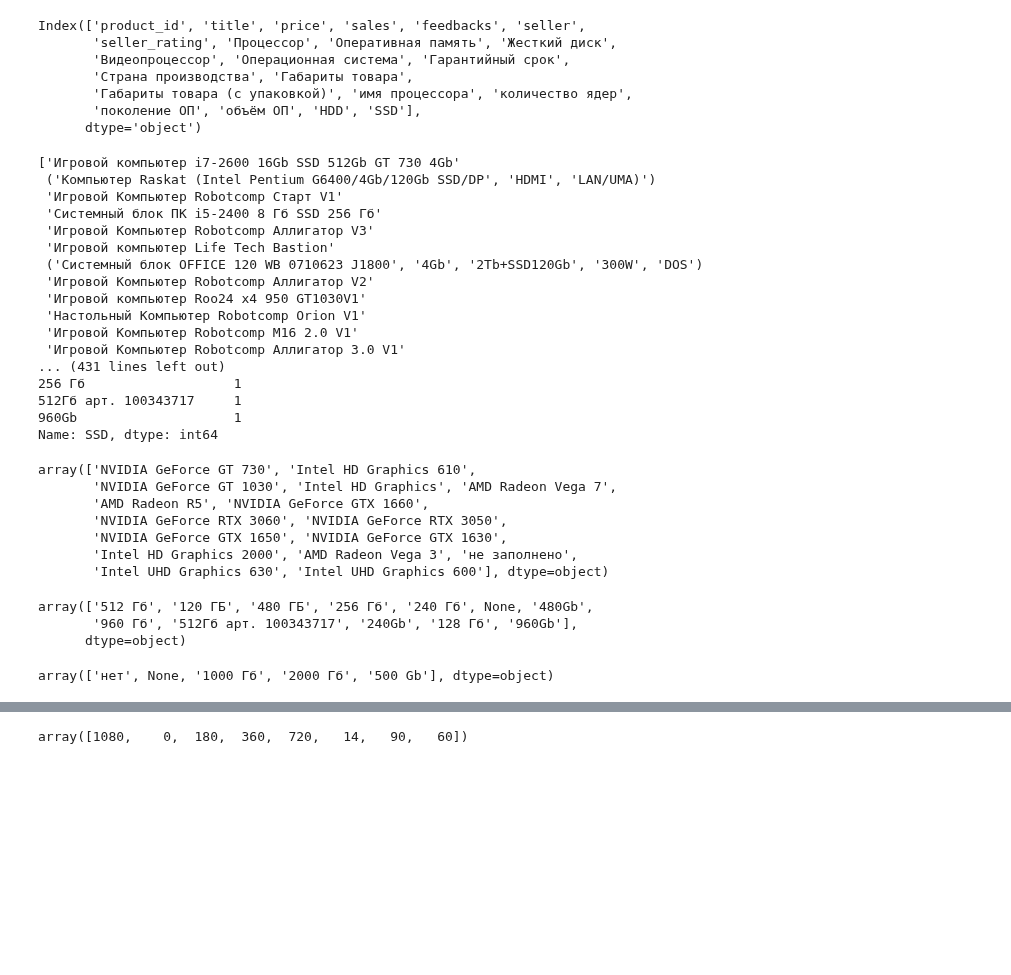
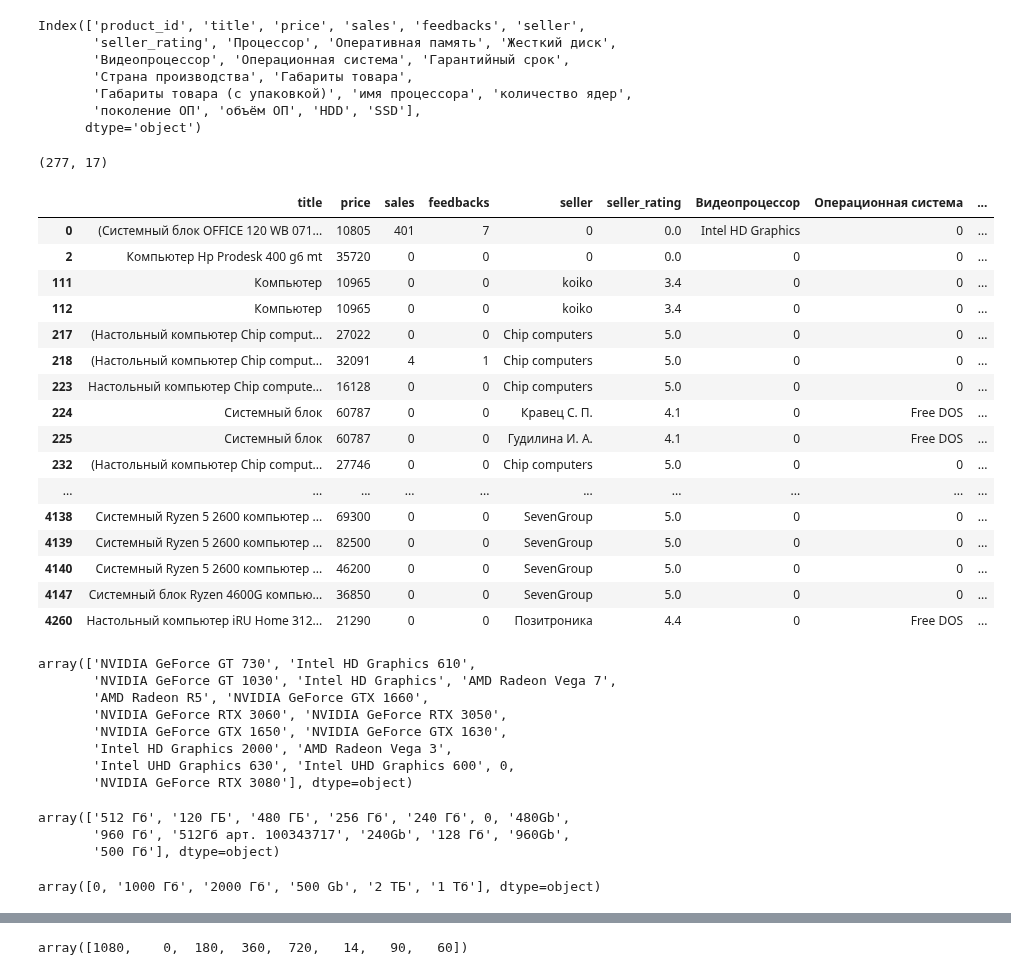
Before and after one commit to EZSib/data_-analytics2023, a Jupyter notebook: practice_clear.ipynb, the cells around one changed output, grey strips where cells are left out. Cells and saved outputs as stored; diff of their text form; code cells hidden in the pictures; blank space fills up the shorter version.

```diff
--- a/practice_clear.ipynb
+++ b/practice_clear.ipynb
@@ -610,3 +611,10 @@ test_clean_data['поколение ОП'] = test_clean_data['Оперативн
 test_clean_data['объём ОП'] = test_clean_data['Оперативная память'].apply(lambda x: list(x)[1])
 test_clean_data['HDD'] = test_clean_data['Жесткий диск'].apply(lambda x: list(x)[0])
 test_clean_data['SSD'] = test_clean_data['Жесткий диск'].apply(lambda x: list(x)[1])
+# %%
+null = [np.nan, None, 'не заполнено', 'отсутствует',  'нет', np.NaN,'none','nan','NaN']
+cols = test_clean_data.columns
+for i in cols:
+  test_clean_data[i].fillna(0, inplace=True)
+  for j in null:
+    test_clean_data.loc[test_clean_data[i] == j, i] = 0
@@ -663,6 +641,37 @@ ds_needs_col = test_clean_data[['title', 'price', 'sales', 'feedbacks', 'seller'
        'seller_rating', 'Видеопроцессор', 'Операционная система', 'Гарантийный срок',
        'Страна производства', 'Габариты товара','имя процессора', 'количество ядер',
        'поколение ОП', 'объём ОП', 'HDD', 'SSD']]
+# %%
+
+
+
+
+kek = ds_needs_col.loc[(ds_needs_col['имя процессора']==0) |
+                       (ds_needs_col['объём ОП'] == 0 ) | ((ds_needs_col['HDD']==0) & (ds_needs_col['SSD']==0))]
+# %%
+kek.shape
+# %% [output]
+(277, 17)
+# %%
+kek
+# %% [output]
+|  | title | price | sales | feedbacks | seller | seller_rating | Видеопроцессор | Операционная система | ... |
+| 0 | (Системный блок OFFICE 120 WB 071... | 10805 | 401 | 7 | 0 | 0.0 | Intel HD Graphics | 0 | ... |
+| 2 | Компьютер Hp Prodesk 400 g6 mt | 35720 | 0 | 0 | 0 | 0.0 | 0 | 0 | ... |
+| 111 | Компьютер | 10965 | 0 | 0 | koiko | 3.4 | 0 | 0 | ... |
+| 112 | Компьютер | 10965 | 0 | 0 | koiko | 3.4 | 0 | 0 | ... |
+| 217 | (Настольный компьютер Chip comput... | 27022 | 0 | 0 | Chip computers | 5.0 | 0 | 0 | ... |
+| 218 | (Настольный компьютер Chip comput... | 32091 | 4 | 1 | Chip computers | 5.0 | 0 | 0 | ... |
+| 223 | Настольный компьютер Chip compute... | 16128 | 0 | 0 | Chip computers | 5.0 | 0 | 0 | ... |
+| 224 | Системный блок | 60787 | 0 | 0 | Кравец С. П. | 4.1 | 0 | Free DOS | ... |
+| 225 | Системный блок | 60787 | 0 | 0 | Гудилина И. А. | 4.1 | 0 | Free DOS | ... |
+| 232 | (Настольный компьютер Chip comput... | 27746 | 0 | 0 | Chip computers | 5.0 | 0 | 0 | ... |
+| ... | ... | ... | ... | ... | ... | ... | ... | ... | ... |
+| 4138 | Системный Ryzen 5 2600 компьютер ... | 69300 | 0 | 0 | SevenGroup | 5.0 | 0 | 0 | ... |
+| 4139 | Системный Ryzen 5 2600 компьютер ... | 82500 | 0 | 0 | SevenGroup | 5.0 | 0 | 0 | ... |
+| 4140 | Системный Ryzen 5 2600 компьютер ... | 46200 | 0 | 0 | SevenGroup | 5.0 | 0 | 0 | ... |
+| 4147 | Системный блок Ryzen 4600G компью... | 36850 | 0 | 0 | SevenGroup | 5.0 | 0 | 0 | ... |
+| 4260 | Настольный компьютер iRU Home 312... | 21290 | 0 | 0 | Позитроника | 4.4 | 0 | Free DOS | ... |
 # %%
 top100 = ds_needs_col.sort_values(['sales', 'Видеопроцессор','имя процессора', 'количество ядер', 'объём ОП', 'HDD', 'SSD',
        'поколение ОП' ], ascending=False).iloc[:100]
@@ -670,24 +679,6 @@ top100 = ds_needs_col.sort_values(['sales', 'Видеопроцессор','им
 for i in top100.columns:
   print(top100[i].unique())
   print(top100[i].value_counts())
-# %% [output]
-['Игровой компьютер i7-2600 16Gb SSD 512Gb GT 730 4Gb'
- ('Компьютер Raskat (Intel Pentium G6400/4Gb/120Gb SSD/DP', 'HDMI', 'LAN/UMA)')
- 'Игровой Компьютер Robotcomp Старт V1'
- 'Системный блок ПК i5-2400 8 Гб SSD 256 Гб'
- 'Игровой Компьютер Robotcomp Аллигатор V3'
- 'Игровой компьютер Life Tech Bastion'
- ('Системный блок OFFICE 120 WB 0710623 J1800', '4Gb', '2Tb+SSD120Gb', '300W', 'DOS')
- 'Игровой Компьютер Robotcomp Аллигатор V2'
- 'Игровой компьютер Roo24 x4 950 GT1030V1'
- 'Настольный Компьютер Robotcomp Orion V1'
- 'Игровой Компьютер Robotcomp М16 2.0 V1'
- 'Игровой Компьютер Robotcomp Аллигатор 3.0 V1'
-... (431 lines left out)
-256 Гб                   1
-512Гб арт. 100343717     1
-960Gb                    1
-Name: SSD, dtype: int64
 # %%
 top100['Видеопроцессор'].unique()
 # %% [output]
@@ -696,18 +687,19 @@ array(['NVIDIA GeForce GT 730', 'Intel HD Graphics 610',
        'AMD Radeon R5', 'NVIDIA GeForce GTX 1660',
        'NVIDIA GeForce RTX 3060', 'NVIDIA GeForce RTX 3050',
        'NVIDIA GeForce GTX 1650', 'NVIDIA GeForce GTX 1630',
-       'Intel HD Graphics 2000', 'AMD Radeon Vega 3', 'не заполнено',
-       'Intel UHD Graphics 630', 'Intel UHD Graphics 600'], dtype=object)
+       'Intel HD Graphics 2000', 'AMD Radeon Vega 3',
+       'Intel UHD Graphics 630', 'Intel UHD Graphics 600', 0,
+       'NVIDIA GeForce RTX 3080'], dtype=object)
 # %%
 top100['SSD'].unique()
 # %% [output]
-array(['512 Гб', '120 ГБ', '480 ГБ', '256 Гб', '240 Гб', None, '480Gb',
-       '960 Гб', '512Гб арт. 100343717', '240Gb', '128 Гб', '960Gb'],
-      dtype=object)
+array(['512 Гб', '120 ГБ', '480 ГБ', '256 Гб', '240 Гб', 0, '480Gb',
+       '960 Гб', '512Гб арт. 100343717', '240Gb', '128 Гб', '960Gb',
+       '500 Гб'], dtype=object)
 # %%
 top100['HDD'].unique()
 # %% [output]
-array(['нет', None, '1000 Гб', '2000 Гб', '500 Gb'], dtype=object)
+array([0, '1000 Гб', '2000 Гб', '500 Gb', '2 ТБ', '1 Тб'], dtype=object)
 # %%
 pd.set_option('display.max_colwidth', None)
 # %%
```
Also changed, not shown: parts of 11 cells of this notebook.
